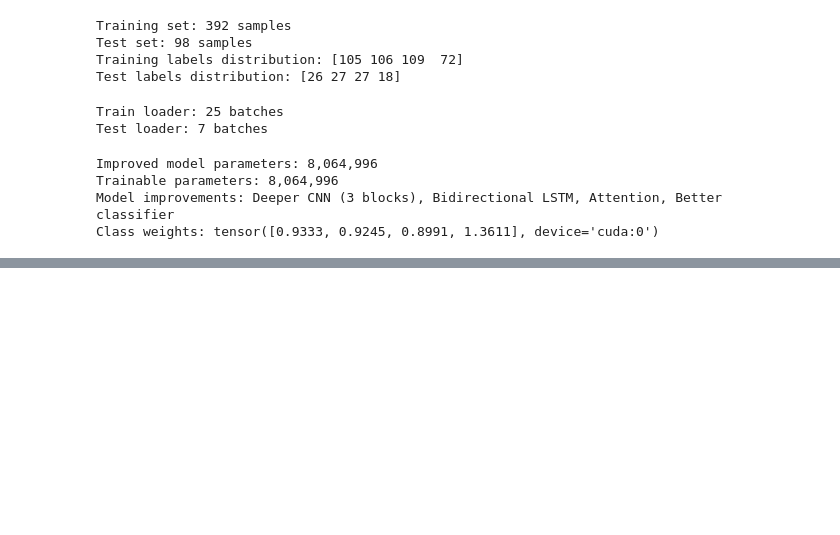
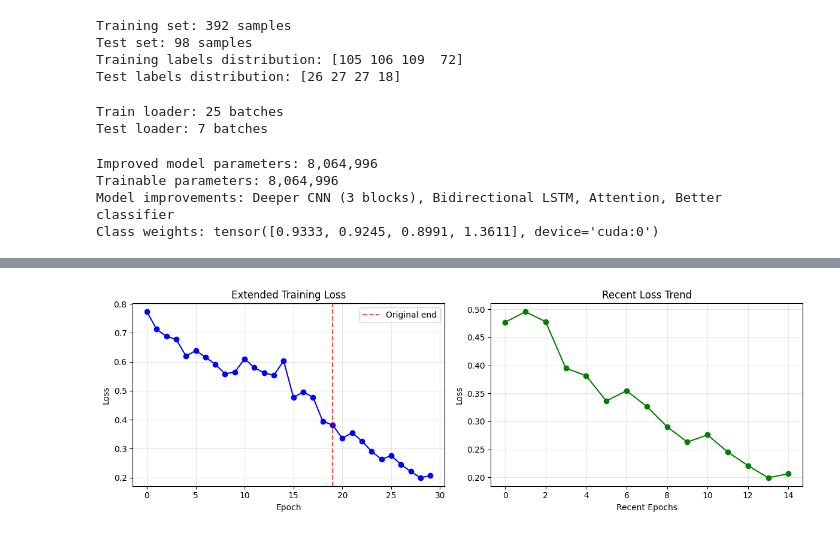
Before and after one commit to seanpaz478/AAI511_Final_Project_Group1, a Jupyter notebook: final-project1.ipynb, the cells around one changed output, grey strips where cells are left out. Cells and saved outputs as stored; diff of their text form; code cells hidden in the pictures; blank space fills up the shorter version.

```diff
--- a/final-project1.ipynb
+++ b/final-project1.ipynb
@@ -671,0 +664,42 @@ Mozart: 27.8% (5/18)
+# %%
+# Continue training from where we left off
+print("=== CONTINUING TRAINING ===")
+print(f"Current loss: {train_losses[-1]:.4f}")
+print(f"Loss trend: Still decreasing - good to continue!")
+
+# Train for 10 more epochs
+additional_epochs = 10
+print(f"Training for {additional_epochs} more epochs...")
+
+# Continue with the same model, optimizer, and scheduler
+additional_losses = train_model(model, train_loader, criterion, optimizer, scheduler, device, epochs=additional_epochs)
+
+# Combine all losses
+all_losses = train_losses + additional_losses
+
+# Plot the extended training
+plt.figure(figsize=(12, 4))
+plt.subplot(1, 2, 1)
+plt.plot(all_losses, marker='o', color='blue')
+plt.axvline(x=len(train_losses)-1, color='red', linestyle='--', alpha=0.7, label='Original end')
+plt.title('Extended Training Loss')
+plt.xlabel('Epoch')
+plt.ylabel('Loss')
+plt.legend()
+plt.grid(True, alpha=0.3)
+
+plt.subplot(1, 2, 2)
+# Plot just the recent losses to see the trend better
+recent_losses = all_losses[-15:] if len(all_losses) > 15 else all_losses
+plt.plot(recent_losses, marker='o', color='green')
+plt.title('Recent Loss Trend')
+plt.xlabel('Recent Epochs')
+plt.ylabel('Loss')
+plt.grid(True, alpha=0.3)
+
+plt.tight_layout()
+plt.show()
+
+print(f"Final loss: {all_losses[-1]:.4f}")
+print(f"Total improvement: {((train_losses[0] - all_losses[-1])/train_losses[0]*100):.1f}%")
+# %% [output]
@@ -671,0 +723 @@ Mozart: 27.8% (5/18)
+[figure, added]
```
Also changed, not shown: parts of 22 cells of this notebook.
